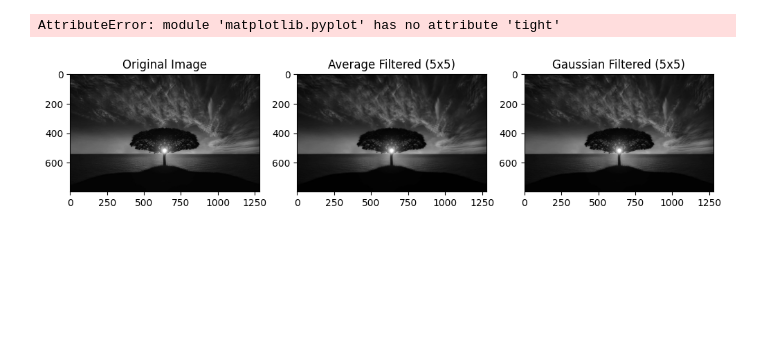
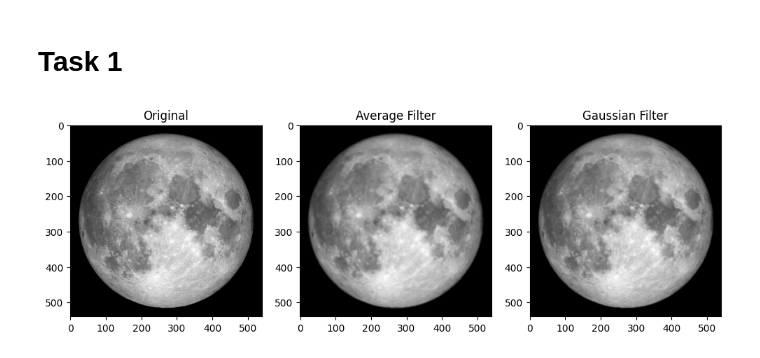
Before and after one commit to Abdullah-Khalil123/DIP-LAB, a Jupyter notebook: DIP Lab 8/code.ipynb, the cells around one changed output. Cells and saved outputs as stored; diff of their text form; code cells hidden in the pictures; blank space fills up the shorter version.

```diff
--- a/DIP Lab 8/code.ipynb
+++ b/DIP Lab 8/code.ipynb
@@ -1,28 +1,26 @@
+# %% [markdown]
+# Task 1
 # %%
 import cv2
-import numpy as np
 import matplotlib.pyplot as plt
 
-image_path = cv2.imread("tree.jpg")
-
-original_image = cv2.cvtColor(image_path, cv2.COLOR_BGR2GRAY)
-
-average_filtered = cv2.blur(original_image, (5, 5))
-
-gaussian_filtered = cv2.GaussianBlur(original_image, (5, 5), 0)
+img = cv2.imread("moon.png", cv2.IMREAD_GRAYSCALE)
+avg_filter = cv2.blur(img, (5, 5))
+gauss_filter = cv2.GaussianBlur(img, (5, 5), 0)
 
 plt.figure(figsize=(12, 8))
 plt.subplot(1, 3, 1)
-plt.imshow(original_image, cmap="gray")
-plt.title("Original Image")
+plt.imshow(img, cmap="gray")
+plt.title("Original")
 
 plt.subplot(1, 3, 2)
-plt.imshow(average_filtered, cmap="gray")
-plt.title("Average Filtered (5x5)")
+plt.imshow(avg_filter, cmap="gray")
+plt.title("Average Filter")
 
 plt.subplot(1, 3, 3)
-plt.imshow(gaussian_filtered, cmap="gray")
-plt.title("Gaussian Filtered (5x5)")
+plt.imshow(gauss_filter, cmap="gray")
+plt.title("Gaussian Filter")
+
+plt.show()
 # %% [output]
-AttributeError: module 'matplotlib.pyplot' has no attribute 'tight'
-[figure, old version]
+[figure, new version]
```
Also changed, not shown: parts of 4 cells of this notebook, 3 other files.
